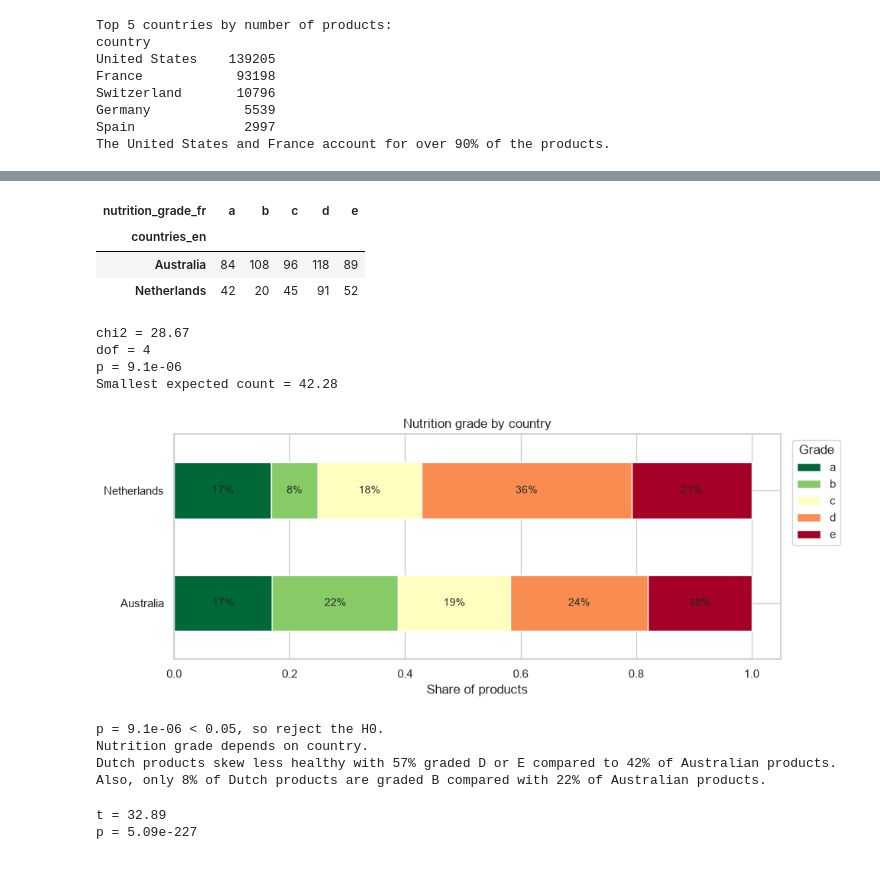
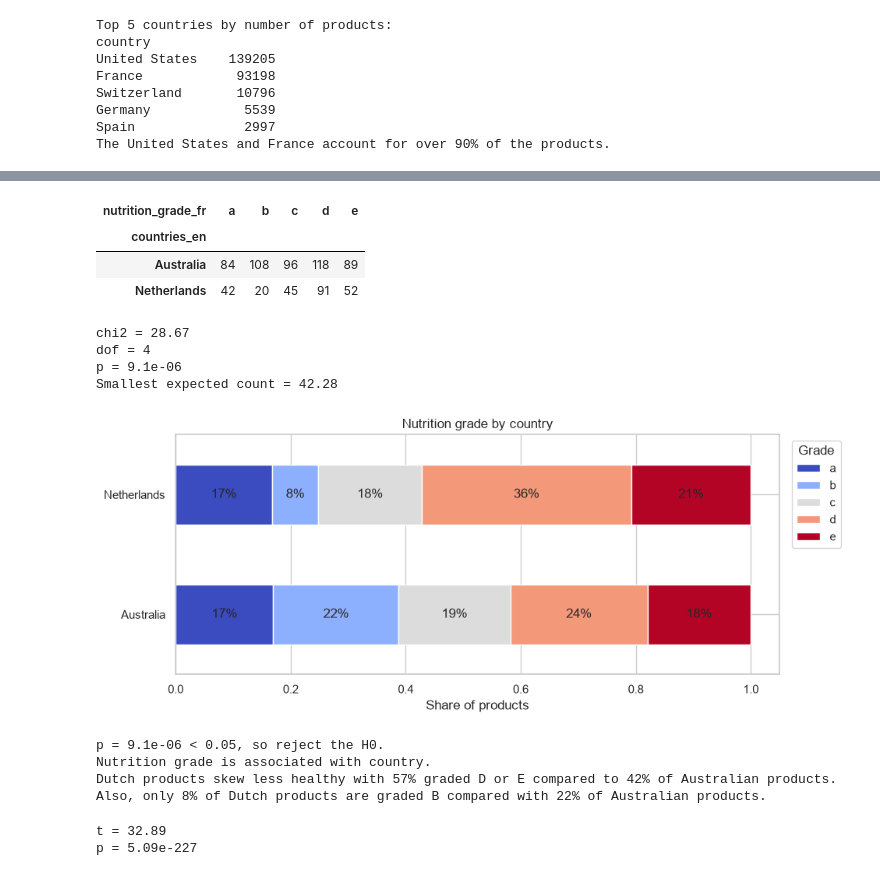
Before and after one commit to ango06/CMSC320-GroupProject, a Jupyter notebook: checkpoint2.ipynb, the cells around one changed output, grey strips where cells are left out. Saved outputs shown, nothing was run; the diff lists cells and outputs as text; code cells hidden in the pictures.

```diff
--- a/checkpoint2.ipynb
+++ b/checkpoint2.ipynb
@@ -175,40 +175,39 @@ These include real products like candy or syrups, so we keep them.
 
 country_cols = df[df['countries_en'].isin(['Netherlands', 'Australia'])]
 table = pd.crosstab(country_cols['countries_en'], country_cols['nutrition_grade_fr'])
 chi2, p_chi, dof, expected = stats.chi2_contingency(table)
 
 display(table)
 print(f"chi2 = {chi2:.2f}")
 print(f"dof = {dof}")
 print(f"p = {p_chi:.3g}")
 print(f"Smallest expected count = {expected.min():.2f}")
 
 props = pd.crosstab(country_cols['countries_en'], country_cols['nutrition_grade_fr'], normalize='index')
-ax = props.plot.barh(stacked=True, colormap='RdYlGn_r', figsize=(10, 4))
+ax = props.plot.barh(stacked=True, colormap='coolwarm', figsize=(10, 4))
 for c in ax.containers:
-    ax.bar_label(c, labels=[f'{v:.0%}' if v > 0.05 else '' for v in c.datavalues], label_type='center', fontsize=10)
+    ax.bar_label(c, labels=[f'{v:.0%}' for v in c.datavalues], label_type='center')
 ax.set(title=f'Nutrition grade by country', xlabel='Share of products', ylabel='')
 ax.legend(title='Grade', bbox_to_anchor=(1.01, 1), loc='upper left')
-plt.tight_layout()
 plt.show()
 
 # conclusion
 print(f"p = {p_chi:.3g} < 0.05, so reject the H0.")
-print("Nutrition grade depends on country.")
+print("Nutrition grade is associated with country.")
 print("Dutch products skew less healthy with 57% graded D or E compared to 42% of Australian products.")
 print("Also, only 8% of Dutch products are graded B compared with 22% of Australian products.")
 # %% [output]
 | nutrition_grade_fr | a | b | c | d | e |
 | countries_en |  |  |  |  |  |
 | Australia | 84 | 108 | 96 | 118 | 89 |
 | Netherlands | 42 | 20 | 45 | 91 | 52 |
 chi2 = 28.67
 dof = 4
 p = 9.1e-06
 Smallest expected count = 42.28
-[figure, old version]
+[figure, new version]
 p = 9.1e-06 < 0.05, so reject the H0.
-Nutrition grade depends on country.
+Nutrition grade is associated with country.
 Dutch products skew less healthy with 57% graded D or E compared to 42% of Australian products.
 Also, only 8% of Dutch products are graded B compared with 22% of Australian products.
 # %%
```
Also changed, not shown: parts of 2 cells of this notebook, 1 other file.
